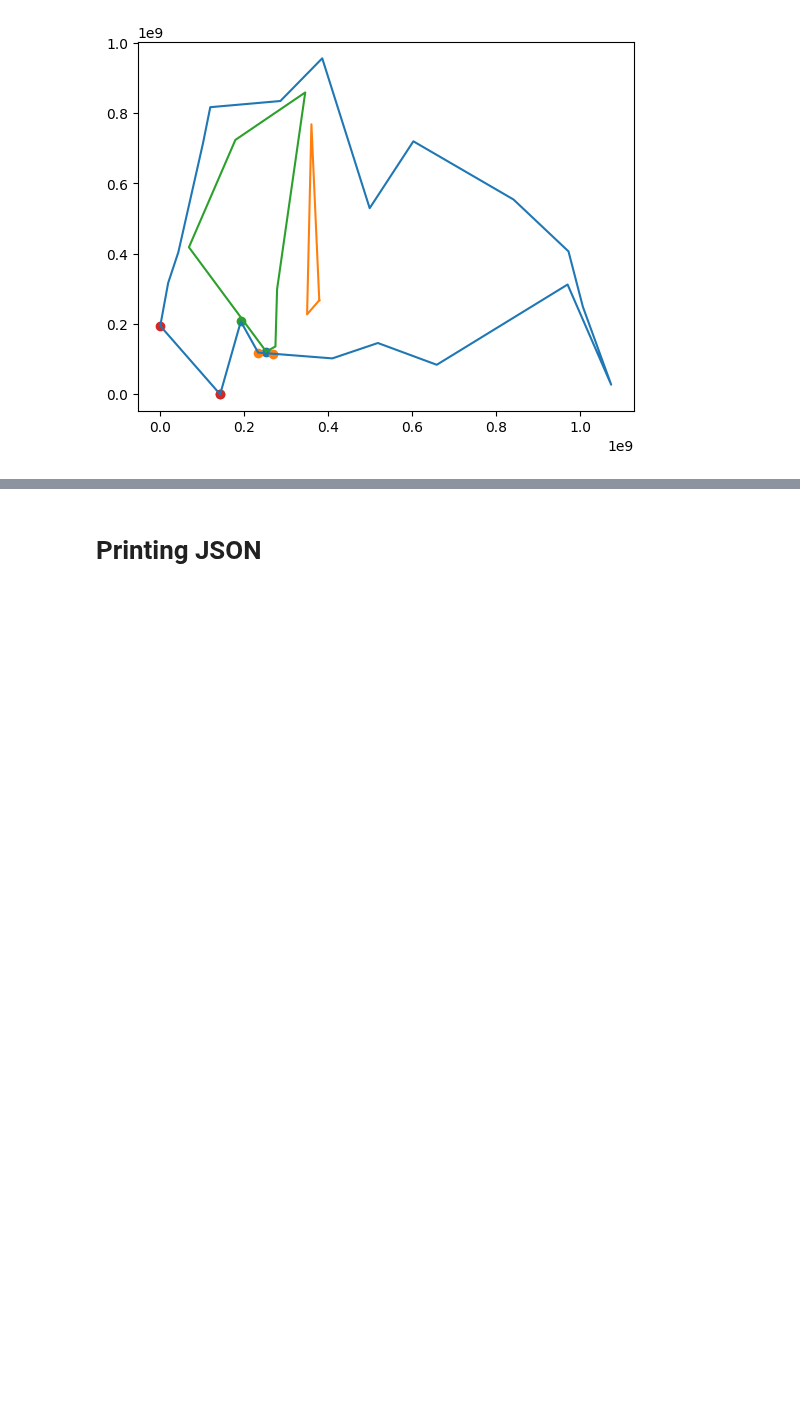
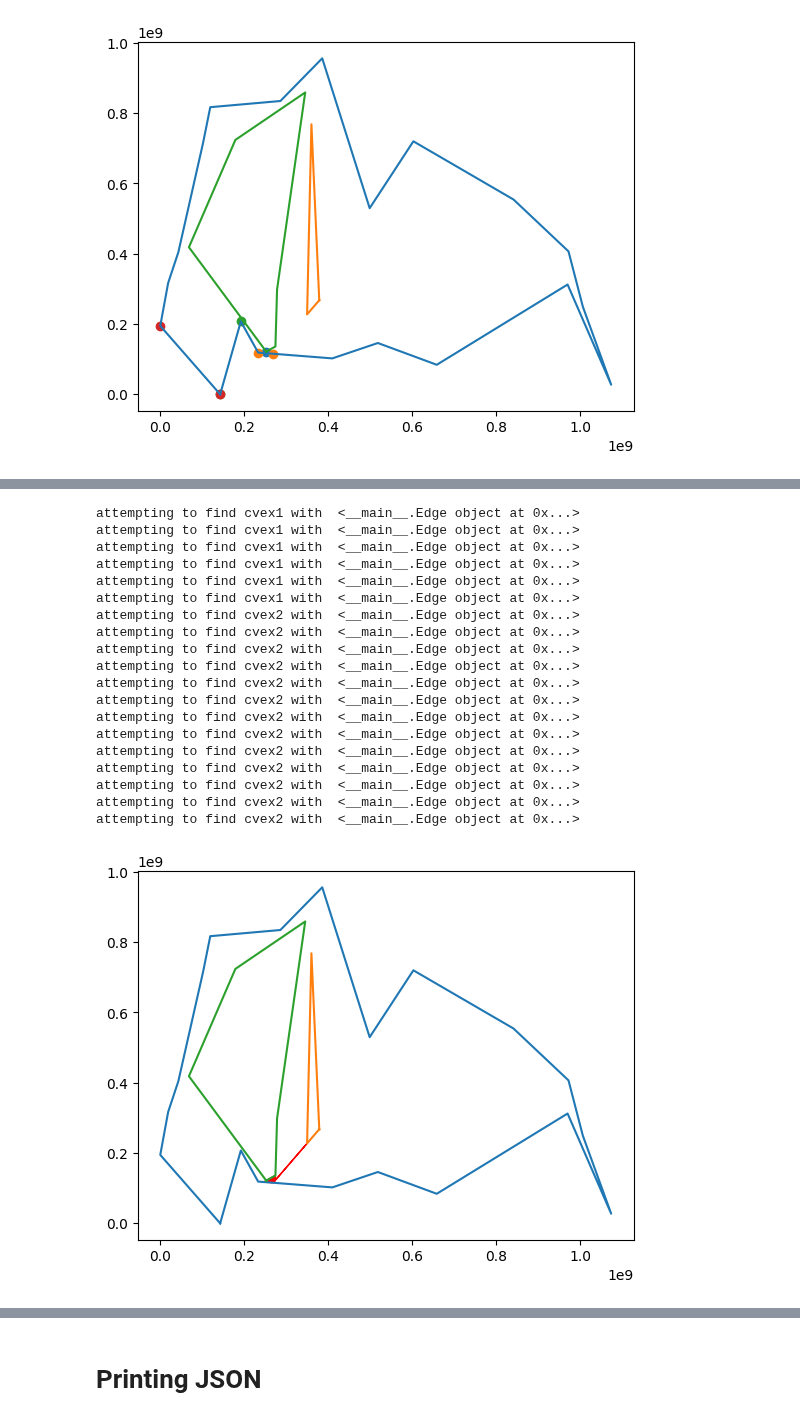
Before and after one commit to theodle/2IMA15-project, a Jupyter notebook: prototyping.ipynb, the cells around one changed output, grey strips where cells are left out. Cells and saved outputs as stored; diff of their text form; code cells hidden in the pictures; blank space fills up the shorter version.

```diff
--- a/prototyping.ipynb
+++ b/prototyping.ipynb
@@ -1194,0 +1256,37 @@ plt.show()
+# %%
+c1, c2 = get_polygons_adj_half_edge(newedges[7], [])
+
+polygon_plt()
+
+xs = [e.pt1.coordinate[0] for e in c1]
+ys = [e.pt1.coordinate[1] for e in c1]
+
+plt.fill(xs, ys, c='red')
+
+xs = [e.pt1.coordinate[0] for e in c2]
+ys = [e.pt1.coordinate[1] for e in c2]
+
+# plt.fill(xs, ys, c='blue')
+
+plt.show()
+# %% [output]
+attempting to find cvex1 with  <__main__.Edge object at 0x...>
+attempting to find cvex1 with  <__main__.Edge object at 0x...>
+attempting to find cvex1 with  <__main__.Edge object at 0x...>
+attempting to find cvex1 with  <__main__.Edge object at 0x...>
+attempting to find cvex1 with  <__main__.Edge object at 0x...>
+attempting to find cvex1 with  <__main__.Edge object at 0x...>
+attempting to find cvex2 with  <__main__.Edge object at 0x...>
+attempting to find cvex2 with  <__main__.Edge object at 0x...>
+attempting to find cvex2 with  <__main__.Edge object at 0x...>
+attempting to find cvex2 with  <__main__.Edge object at 0x...>
+attempting to find cvex2 with  <__main__.Edge object at 0x...>
+attempting to find cvex2 with  <__main__.Edge object at 0x...>
+attempting to find cvex2 with  <__main__.Edge object at 0x...>
+attempting to find cvex2 with  <__main__.Edge object at 0x...>
+attempting to find cvex2 with  <__main__.Edge object at 0x...>
+attempting to find cvex2 with  <__main__.Edge object at 0x...>
+attempting to find cvex2 with  <__main__.Edge object at 0x...>
+attempting to find cvex2 with  <__main__.Edge object at 0x...>
+attempting to find cvex2 with  <__main__.Edge object at 0x...>
+[figure, added]
```
Also changed, not shown: parts of 9 cells of this notebook.
